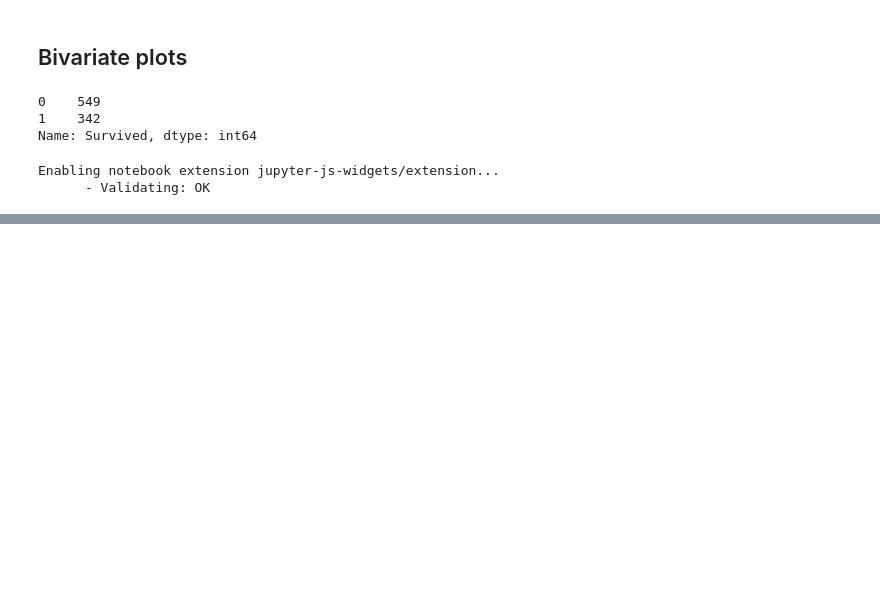
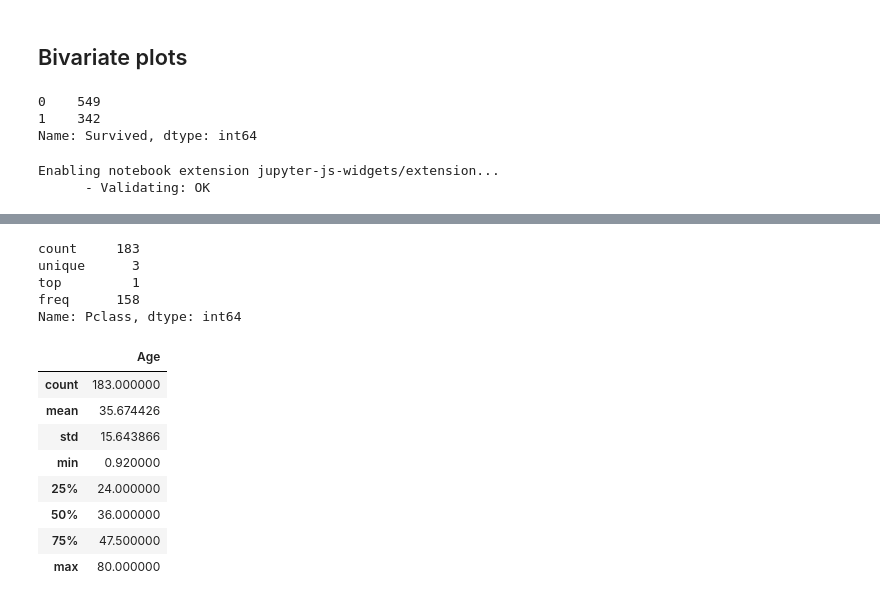
Before and after one commit to edoardovivo/MLAutoEDA, a Jupyter notebook: AutoEDA.ipynb, the cells around one changed output, grey strips where cells are left out. Cells and saved outputs as stored; diff of their text form; code cells hidden in the pictures; blank space fills up the shorter version.

```diff
--- a/AutoEDA.ipynb
+++ b/AutoEDA.ipynb
@@ -180,0 +183,16 @@ eda.two_numerical_vs_numerical(dataframe, column_num1, column_num2, column_num3,
+# %%
+column = 'Pclass'
+d = {}
+c = dataframe[column].value_counts(dropna=False)
+p = dataframe[column].value_counts(dropna=False, normalize=True)
+d[column] = c
+d[column + "_pct"] = p
+#df_cnts = pd.concat([c,p], axis=1, keys=['counts', '%'])
+#dataframe[column].describe()
+#pd.DataFrame(d)
+# %% [output]
+count     183
+unique      3
+top         1
+freq      158
+Name: Pclass, dtype: int64
@@ -180,0 +203,12 @@ eda.two_numerical_vs_numerical(dataframe, column_num1, column_num2, column_num3,
+# %%
+t1.to_frame("Age")
+# %% [output]
+|  | Age |
+| count | 183.000000 |
+| mean | 35.674426 |
+| std | 15.643866 |
+| min | 0.920000 |
+| 25% | 24.000000 |
+| 50% | 36.000000 |
+| 75% | 47.500000 |
+| max | 80.000000 |
```
Also changed, not shown: parts of 14 cells of this notebook, 2 other files.
